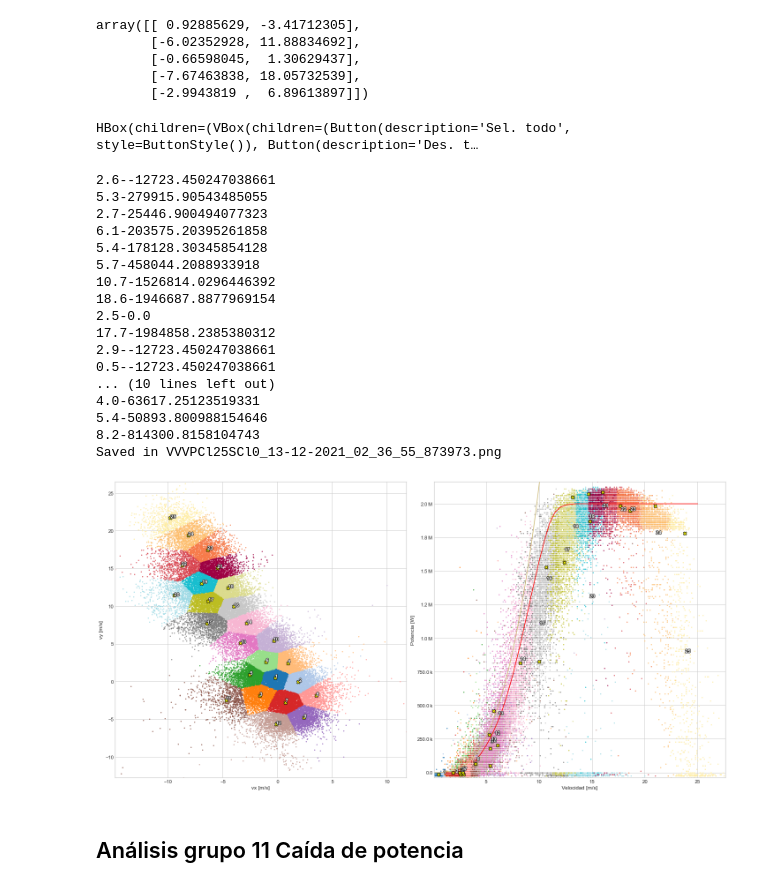
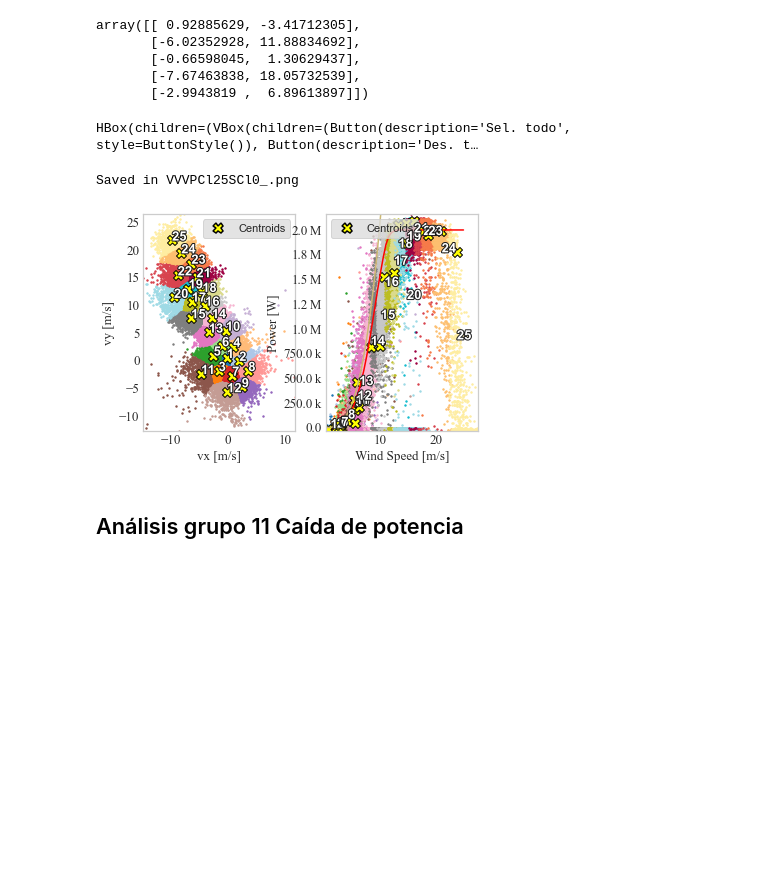
Before and after one commit to fernestomp/aero, a Jupyter notebook: curva_potencia_regres-reporte_V3.ipynb, the cells around one changed output. Saved outputs shown, nothing was run; the diff lists cells and outputs as text; code cells hidden in the pictures; blank space fills up the shorter version.

```diff
--- a/curva_potencia_regres-reporte_V3.ipynb
+++ b/curva_potencia_regres-reporte_V3.ipynb
@@ -907,0 +100,5 @@ def cluster2DataFrame(dfvxvy, dfVP, n_clusters, n_subclu=0, clusters='viento',su
+# %%
+lsPath = 'C:/Users/mungu/Documents/DatosWTG.xlsx'
+xlsPathMfgCurve = 'C:/Users/mungu/Dropbox/Doctorado/Python/aero/Curva de potencia vestas 90.xlsx'
+dataVDP,dfVecVel,dfMfgCurve = myfunc.raw_to_datafr(lsPath,xlsPathMfgCurve)
+dataVP = dataVDP.drop('Dir',axis=1)
@@ -2670,32 +1778,17 @@ nsubcl =0  #numero de subclusters
 #subclusters
 clsclord=('viento','potencia') #orden de clusterizado
 # crear los dataframes agrupados en clusters
-dfclvv, dfclpw, dfclvp, cl_ord,cl_cent,idx_centroids,scl_ord,scl_cent,idx_centroids_sc = cluster2DataFrame(
-    dfVecVel, dataVP, n_clusters=ncl,n_subclu =nsubcl,clusters=clsclord[0],subclusters=clsclord[1])
+dfclvv, dfclpw, dfclvp, cl_ord,cl_cent,idx_centroids,scl_ord,scl_cent,idx_centroids_sc = myfunc.cluster_to_dataframe(
+    dfVecVel,  ncl,dataVP,n_subclu =nsubcl,clusters=clsclord[0],subclusters=clsclord[1])
 # %%
-ploti = plotSubClusterInt()
-ploti.createPlot(dfclvv, dfclvp, dataVP, figsize=(
-    20, 10), cl_scl_order=clsclord, idx_centroids=idx_centroids,idx_centroids_sc=idx_centroids_sc,fign=93)
+ploti = myfunc.PlotSubClusterInt()
+ploti.create_plot(dfclvv, dfclvp, dataVP, figsize=(
+    20, 10), cl_scl_order=clsclord, idx_centroids=idx_centroids,idx_centroids_sc=idx_centroids_sc,fign=93,
+                dfMfgCurve=dfMfgCurve)
 # %% [output]
 HBox(children=(VBox(children=(Button(description='Sel. todo', style=ButtonStyle()), Button(description='Des. t…
-2.6--12723.450247038661
-5.3-279915.90543485055
-2.7-25446.900494077323
-6.1-203575.20395261858
-5.4-178128.30345854128
-5.7-458044.2088933918
-10.7-1526814.0296446392
-18.6-1946687.8877969154
-2.5-0.0
-17.7-1984858.2385380312
-2.9--12723.450247038661
-0.5--12723.450247038661
-... (10 lines left out)
-4.0-63617.25123519331
-5.4-50893.800988154646
-8.2-814300.8158104743
-Saved in VVVPCl25SCl0_13-12-2021_02_36_55_873973.png
+Saved in VVVPCl25SCl0_.png
-[figure, old version]
+[figure, new version]
 # %% [markdown]
 ## Análisis grupo 11 Caída de potencia
 # %% [markdown]
```
Also changed, not shown: parts of 120 cells of this notebook, 10 other files.
